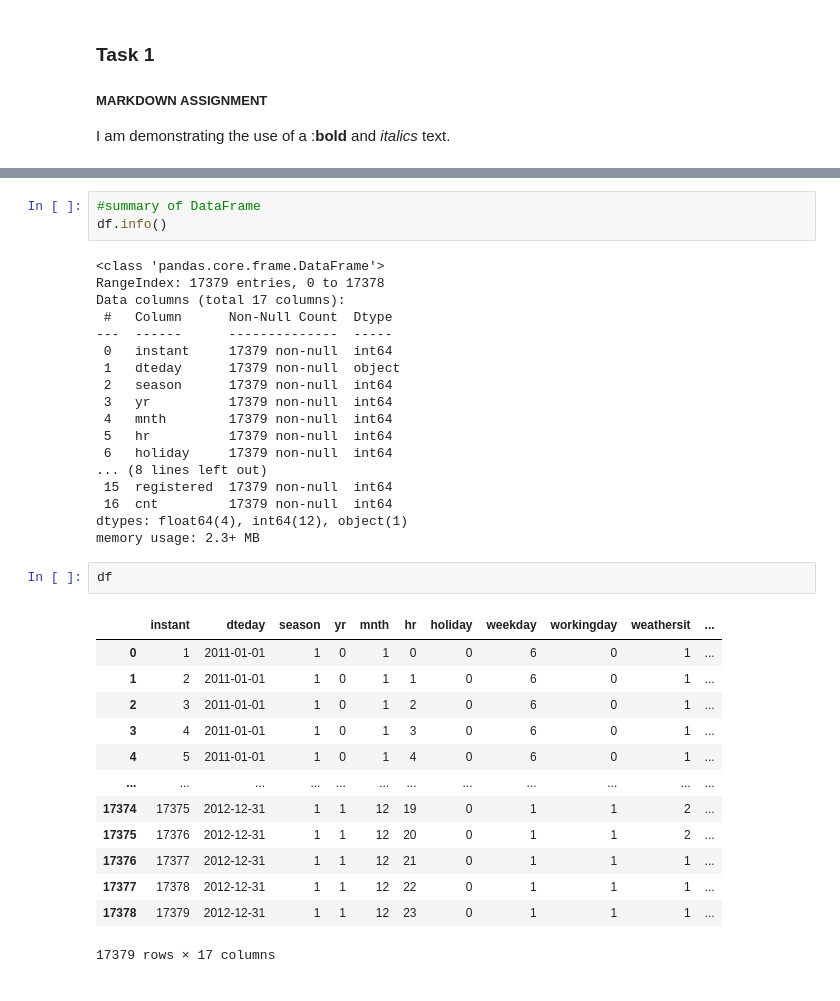
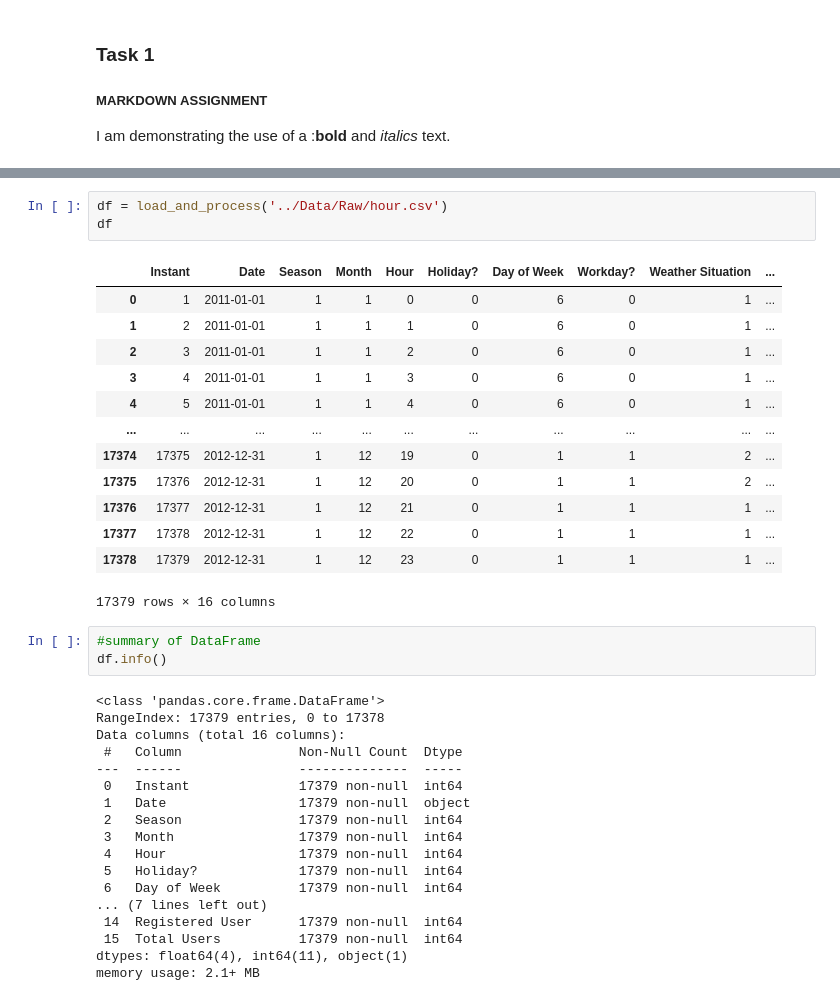
Before and after one commit to data301-2020-winter2/course-project-group_1016, a Jupyter notebook: analysis/Medha/Milestones/Milestone 2.ipynb, the cells around one changed output, grey strips where cells are left out. Cells and saved outputs as stored; diff of their text form.

```diff
--- a/analysis/Medha/Milestones/Milestone 2.ipynb
+++ b/analysis/Medha/Milestones/Milestone 2.ipynb
@@ -29,40 +32,41 @@ df.describe()
+# %%
+df = load_and_process('../Data/Raw/hour.csv')
+df
+# %% [output]
+|  | Instant | Date | Season | Month | Hour | Holiday? | Day of Week | Workday? | Weather Situation | ... |
+| 0 | 1 | 2011-01-01 | 1 | 1 | 0 | 0 | 6 | 0 | 1 | ... |
+| 1 | 2 | 2011-01-01 | 1 | 1 | 1 | 0 | 6 | 0 | 1 | ... |
+| 2 | 3 | 2011-01-01 | 1 | 1 | 2 | 0 | 6 | 0 | 1 | ... |
+| 3 | 4 | 2011-01-01 | 1 | 1 | 3 | 0 | 6 | 0 | 1 | ... |
+| 4 | 5 | 2011-01-01 | 1 | 1 | 4 | 0 | 6 | 0 | 1 | ... |
+| ... | ... | ... | ... | ... | ... | ... | ... | ... | ... | ... |
+| 17374 | 17375 | 2012-12-31 | 1 | 12 | 19 | 0 | 1 | 1 | 2 | ... |
+| 17375 | 17376 | 2012-12-31 | 1 | 12 | 20 | 0 | 1 | 1 | 2 | ... |
+| 17376 | 17377 | 2012-12-31 | 1 | 12 | 21 | 0 | 1 | 1 | 1 | ... |
+| 17377 | 17378 | 2012-12-31 | 1 | 12 | 22 | 0 | 1 | 1 | 1 | ... |
+| 17378 | 17379 | 2012-12-31 | 1 | 12 | 23 | 0 | 1 | 1 | 1 | ... |
+17379 rows × 16 columns
 # %%
 #summary of DataFrame
 df.info()
 # %% [output]
 <class 'pandas.core.frame.DataFrame'>
 RangeIndex: 17379 entries, 0 to 17378
-Data columns (total 17 columns):
- #   Column      Non-Null Count  Dtype
----  ------      --------------  -----
- 0   instant     17379 non-null  int64
- 1   dteday      17379 non-null  object
- 2   season      17379 non-null  int64
- 3   yr          17379 non-null  int64
- 4   mnth        17379 non-null  int64
- 5   hr          17379 non-null  int64
- 6   holiday     17379 non-null  int64
-... (8 lines left out)
- 15  registered  17379 non-null  int64
- 16  cnt         17379 non-null  int64
-dtypes: float64(4), int64(12), object(1)
-memory usage: 2.3+ MB
+Data columns (total 16 columns):
+ #   Column               Non-Null Count  Dtype
+---  ------               --------------  -----
+ 0   Instant              17379 non-null  int64
+ 1   Date                 17379 non-null  object
+ 2   Season               17379 non-null  int64
+ 3   Month                17379 non-null  int64
+ 4   Hour                 17379 non-null  int64
+ 5   Holiday?             17379 non-null  int64
+ 6   Day of Week          17379 non-null  int64
+... (7 lines left out)
+ 14  Registered User      17379 non-null  int64
+ 15  Total Users          17379 non-null  int64
+dtypes: float64(4), int64(11), object(1)
+memory usage: 2.1+ MB
-# %%
-df
-# %% [output]
-|  | instant | dteday | season | yr | mnth | hr | holiday | weekday | workingday | weathersit | ... |
-| 0 | 1 | 2011-01-01 | 1 | 0 | 1 | 0 | 0 | 6 | 0 | 1 | ... |
-| 1 | 2 | 2011-01-01 | 1 | 0 | 1 | 1 | 0 | 6 | 0 | 1 | ... |
-| 2 | 3 | 2011-01-01 | 1 | 0 | 1 | 2 | 0 | 6 | 0 | 1 | ... |
-| 3 | 4 | 2011-01-01 | 1 | 0 | 1 | 3 | 0 | 6 | 0 | 1 | ... |
-| 4 | 5 | 2011-01-01 | 1 | 0 | 1 | 4 | 0 | 6 | 0 | 1 | ... |
-| ... | ... | ... | ... | ... | ... | ... | ... | ... | ... | ... | ... |
-| 17374 | 17375 | 2012-12-31 | 1 | 1 | 12 | 19 | 0 | 1 | 1 | 2 | ... |
-| 17375 | 17376 | 2012-12-31 | 1 | 1 | 12 | 20 | 0 | 1 | 1 | 2 | ... |
-| 17376 | 17377 | 2012-12-31 | 1 | 1 | 12 | 21 | 0 | 1 | 1 | 1 | ... |
-| 17377 | 17378 | 2012-12-31 | 1 | 1 | 12 | 22 | 0 | 1 | 1 | 1 | ... |
-| 17378 | 17379 | 2012-12-31 | 1 | 1 | 12 | 23 | 0 | 1 | 1 | 1 | ... |
-17379 rows × 17 columns
 # %%
 df = df.rename(columns={"instant":"Instant", "dteday":"Date", "season":"Season", "yr":"Year of Use", "mnth":"Month", "hr":"Hour", "weekday":"Day of Week", "workingday":"Workday?", "holiday":"Holiday?", "casual":"Casual Users", "registered":"Registered User", "cnt":"Total Users", "weathersit":"Weather Situation", "temp":"Temperature", "atemp":"Feeling Temperature", "hum":"Humidity", "windspeed":"Wind Speed"})
 df['Month'] = df['Month'].replace([1,2,3,4,5,6,7,8,9,10,11,12], ['January','February', 'March', 'April', 'May', 'June', 'July', 'August', 'September', 'October', 'November', 'December'])
```
Also changed, not shown: parts of 14 cells of this notebook.
